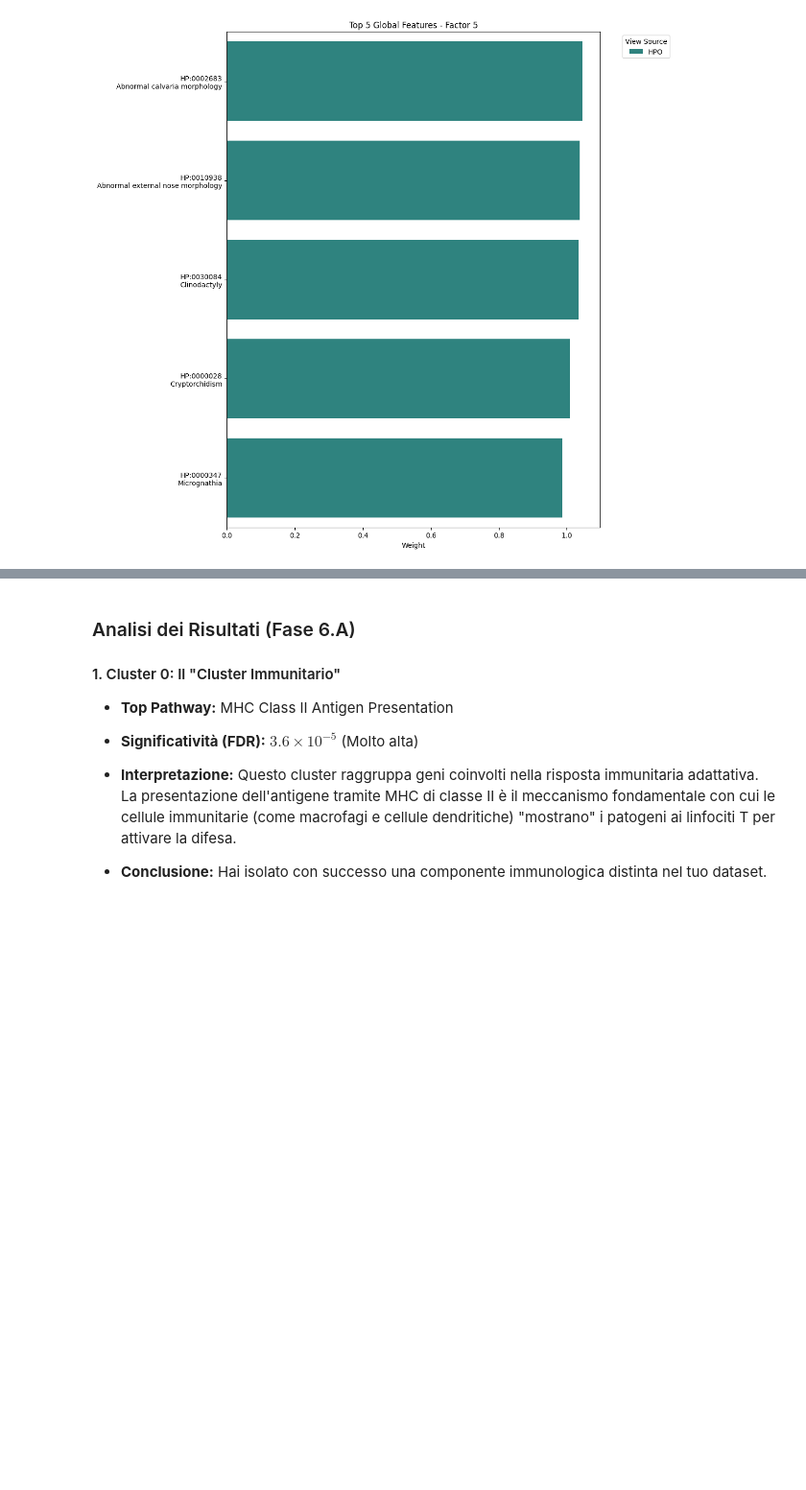
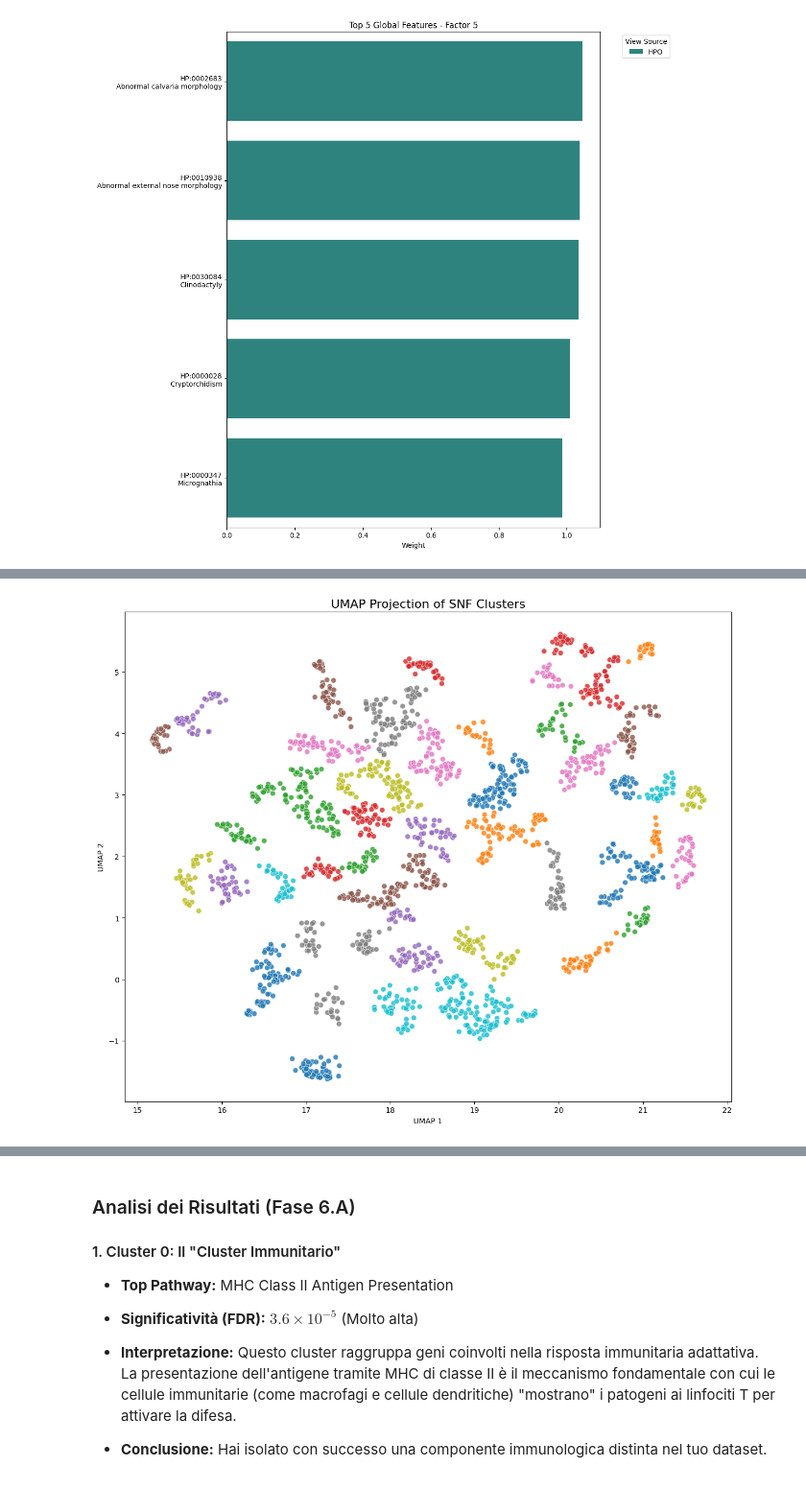
Before and after one commit to GuerineHoussem/ScientificVisualization, a Jupyter notebook: assignment_2.ipynb, the cells around one changed output, grey strips where cells are left out. Shown at 96% size. Cells and saved outputs as stored; diff of their text form; code cells hidden in the pictures; blank space fills up the shorter version.

```diff
--- a/assignment_2.ipynb
+++ b/assignment_2.ipynb
@@ -1585,0 +866,2 @@ run_enrichment_translated()
+# %%
+risultati_puliti = risultati[risultati['Cluster'] != -1]
@@ -1585,0 +884,19 @@ run_enrichment_translated()
+# %%
+plt.figure(figsize=(12, 10))
+sns.scatterplot(
+    data=risultati_puliti,
+    x='UMAP1',
+    y='UMAP2',
+    hue='Cluster',
+    palette="tab10",
+    s=50,
+    alpha=0.8,
+    legend=False
+)
+plt.title("UMAP Projection of SNF Clusters", fontsize=16)
+plt.xlabel("UMAP 1")
+plt.ylabel("UMAP 2")
+plt.tight_layout()
+plt.show()
+# %% [output]
+[figure, added]
```
Also changed, not shown: parts of 39 cells of this notebook, 2 other files.
